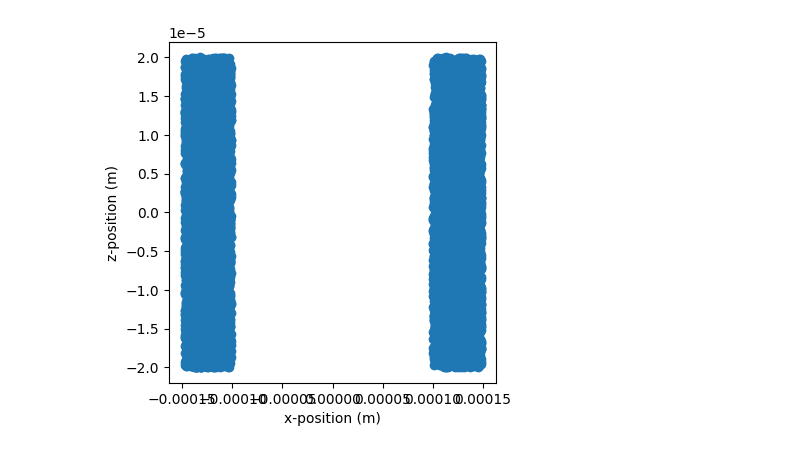
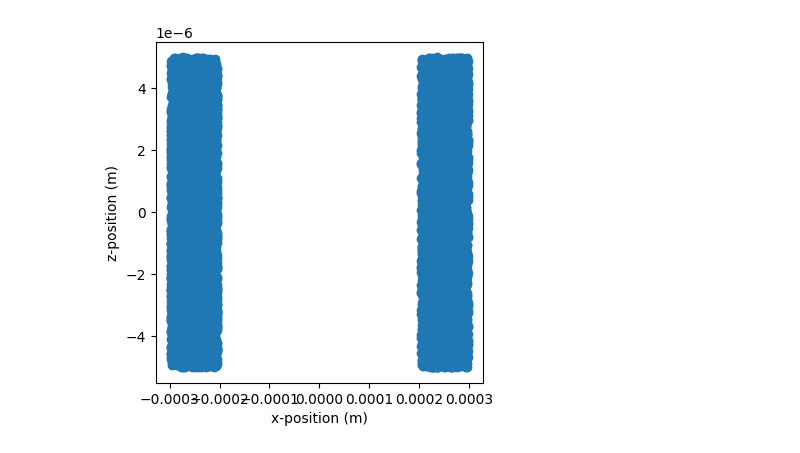
Before and after one commit to AlnisS/phys-331, a Jupyter notebook: diffraction.ipynb, the cells around one changed output. Saved outputs shown, nothing was run; the diff lists cells and outputs as text; code cells hidden in the pictures.

```diff
--- a/diffraction.ipynb
+++ b/diffraction.ipynb
@@ -12,9 +12,9 @@ from matplotlib import rc
 rc('animation', html='jshtml')
 # %%
 # setup parameters
-screen_width = 0.08  # (m)
-screen_y = 1.5  # distance from mask (m)
-y_laser = -0.08  # distance from mask to laser (m)
+screen_width = 0.0256  # (m)
+screen_y = 0.47  # distance from mask (m)
+y_laser = -0.45  # distance from mask to laser (m)
 
 # mask parameters
 N = 15  # number of slits
@@ -28,20 +28,22 @@ wavelength = 635  # (nm)
 wavelength *= 1E-9
 
 # render parameters
-enhance = True  # enhance dim light
-hi_res = True  # high resolution
+enhance = False  # enhance dim light
+hi_res = False  # high resolution
 no_screen = False  # only show intensity along z=0 line on screen
 
 num_points = 1_000
 if hi_res:
     num_points = 10_000
 
-# num_points = 2
+num_points = 10_000
 # screen_y = 0.001
 
 np.random.seed(1)
 # screen_width = 0.008
 # wavelength *= 0.01
+
+use_laser_distance = False
 # %%
 # progress bar
 def progress(value, max=100):
@@ -126,41 +126,97 @@ mask = mask()
 # %%
+mask = mask()
 
 ###################################################################
 ######################### Code to look at #########################
 ###################################################################
 
 
 ###################################################################
 ### Section 1
 # Many slits
 # left_slit_x = -(N-1)/2*d
 # for slit in range(N):
 #   slit_x = left_slit_x + slit*d
 #   #a_new = np.random.uniform(a/2, a)
 #   hole = {'type':'slit', 'r':[slit_x, 0, 0], 'w':a, 'h':2E-3}
 #   mask.add_hole(hole)
 
 # hole = {'type':'slit', 'r':[1E-2, 0, 0], 'w':1E-3, 'h':a}
 # hole2 = {'type':'slit', 'r':[-1E-2, 0, 0], 'w':1E-3, 'h':a}
 
 
-hole = {'type':'slit', 'r':[0.1245E-3, 0, 0], 'w':0.048E-3, 'h':a}
-hole2 = {'type':'slit', 'r':[-0.1245E-3, 0, 0], 'w':0.046E-3, 'h':a}
+# hole = {'type':'slit', 'r':[0.1245E-3, 0, 0], 'w':0.048E-3, 'h':a}
+# hole2 = {'type':'slit', 'r':[-0.1245E-3, 0, 0], 'w':0.046E-3, 'h':a}
 
-mask.add_hole(hole)
-mask.add_hole(hole2)
+# mask.add_hole(hole)
+# mask.add_hole(hole2)
+
+
+
+# mask.add_hole({'type':'slit', 'r':[0, 0, 0], 'w':0.155E-3, 'h':a})
+
+
+
+# separation = 0.249E-3
+# width = 0.048E-3
+# mask.add_hole({'type':'slit', 'r':[-separation/2, 0, 0], 'w': width, 'h':a})
+# mask.add_hole({'type':'slit', 'r':[+separation/2, 0, 0], 'w': width, 'h':a})
+
+
+
+# separation = 0.503E-3
+# width = 0.094E-3
+# mask.add_hole({'type':'slit', 'r':[-separation/2, 0, 0], 'w': width, 'h':a})
+# mask.add_hole({'type':'slit', 'r':[+separation/2, 0, 0], 'w': width, 'h':a})
+
+# num_points = 10_000
+
+
+# # SLIT C
+# separation = 0.247E-3
+# width = 0.092E-3
+# a /= 4
+# mask.add_hole({'type':'slit', 'r':[-separation/2, 0, 0], 'w': width, 'h':a})
+# mask.add_hole({'type':'slit', 'r':[+separation/2, 0, 0], 'w': width, 'h':a})
+
+# num_points = 10_000
+# use_laser_distance = False
+
+
+# SLIT D
+separation = 0.503E-3
+width = 0.094E-3
+a /= 4
+mask.add_hole({'type':'slit', 'r':[-separation/2, 0, 0], 'w': width, 'h':a})
+mask.add_hole({'type':'slit', 'r':[+separation/2, 0, 0], 'w': width, 'h':a})
+
+num_points = 10_000
+use_laser_distance = False
+
+
+# # width = 0.040E-3
+# # height = 0.040E-3
+# width = 0.004
+# height = 0.004
+# mask.add_hole({'type':'slit', 'r':[width/2, 0, 0], 'w': width, 'h': height})
+# screen_y = 0.92  # distance from mask (m)
+# y_laser = -1.00  # distance from mask to laser (m)
+
+# num_points = 1_000_000
+
+
 
 # for i in range(225):
 #   this_x = np.random.uniform(-1.25E-3, 1.25E-3)
 #   this_z = np.random.uniform(-1.25E-3, 1.25E-3)
 #   hole = {'type':'circular', 'r':[this_x, 0, this_z], 'radius':0.03E-3}
 #   mask.add_hole(hole)
 
 
 # Gets random points sampled from within mask and plots them
 r_sources = mask.plot_points(num_points)
 # %% [output]
-[figure, old version]
+[figure, new version]
 # %%
 ###################################################################
 ### Section 2
```
Also changed, not shown: parts of 8 cells of this notebook, 1 other file.
